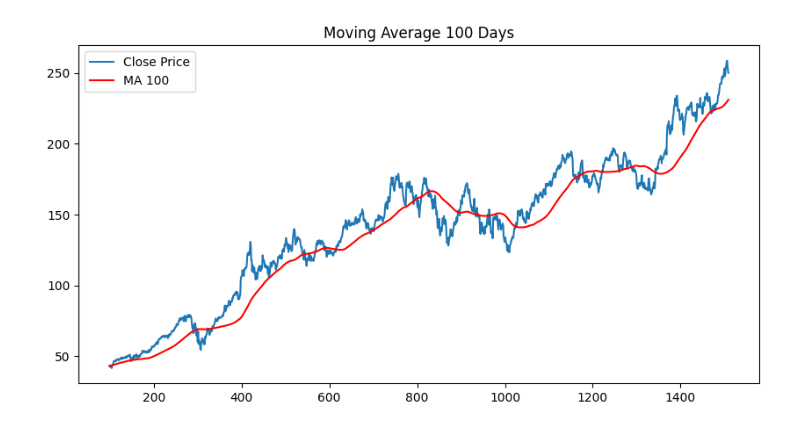
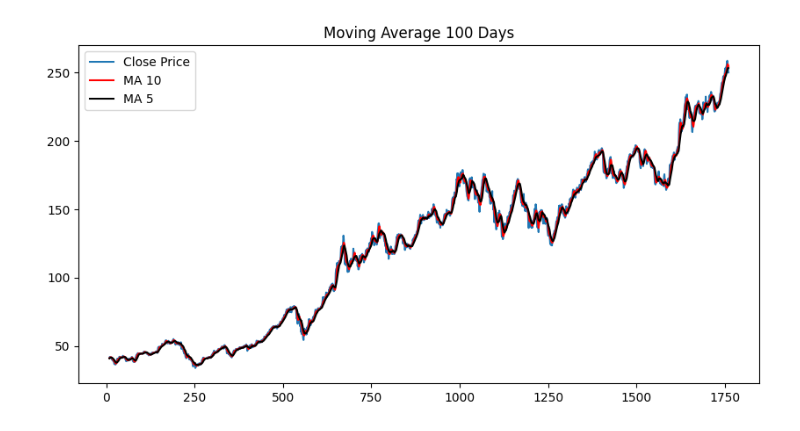
Before and after one commit to RayCoC/Stock-Prediction-Machine-Learning, a Jupyter notebook: LSTM.ipynb, the cells around one changed output. Cells and saved outputs as stored; diff of their text form; code cells hidden in the pictures.

```diff
--- a/LSTM.ipynb
+++ b/LSTM.ipynb
@@ -12,7 +16,7 @@ from tensorflow.keras.models import Sequential
 # %%
-data = yf.download('AAPL', '2019-01-01', '2025-01-01')
+data = yf.download('AAPL', '2018-01-01', '2025-01-01')
 data.reset_index(inplace=True)
 df=data
-df.head()
+df.info()
 # %% [output]
 [*********************100%***********************]  1 of 1 completed
@@ -68,6 +78,7 @@ memory usage: 70.9 KB
 None
 # %%
-df['ma100'] = df.Close.rolling(window=100).mean()
+df['ma5'] = df.Close.rolling(window=5).mean()
+df['ma10'] = df.Close.rolling(window=10).mean()
 df['close_shifted'] = df.Close.shift(1)
 df.dropna(inplace=True)
 df
@@ -89,12 +100,14 @@ df
 # %%
 plt.figure(figsize=(10,5))
 plt.title("Moving Average 100 Days")
 plt.plot(df.Close, label="Close Price")
-plt.plot(df.ma100, color='red', label="MA 100")
+plt.plot(df.ma5, color='red', label="MA 10")
+plt.plot(df.ma10, color='black', label="MA 5")
+
 plt.legend()
 plt.show()
 # %% [output]
-[figure, old version]
+[figure, new version]
 # %%
 def calculate_rsi(df, window=14):
     delta = df.diff()
```
Also changed, not shown: parts of 22 cells of this notebook.
